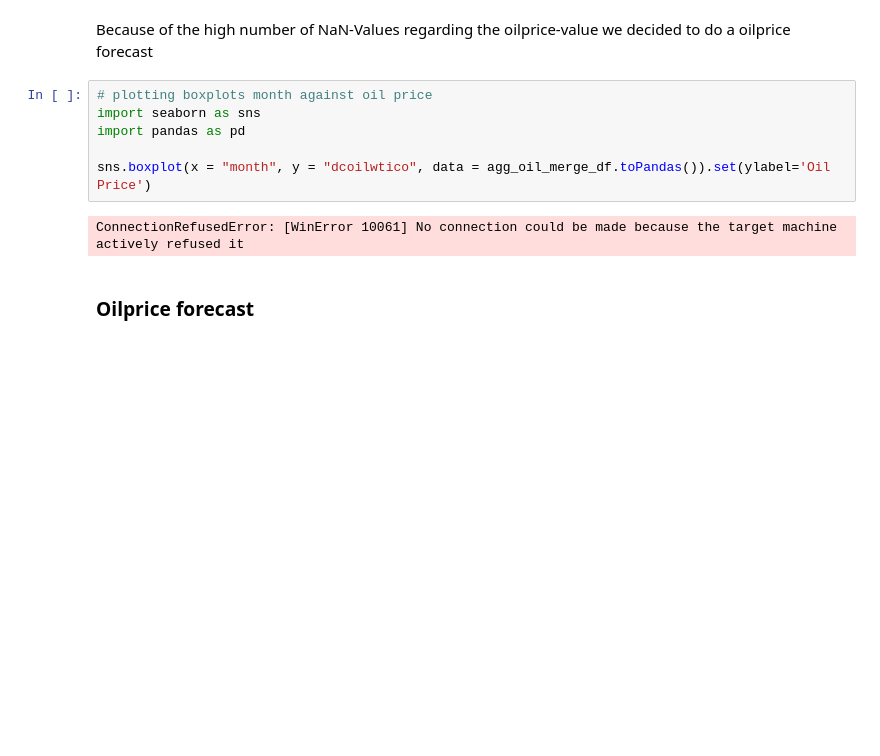
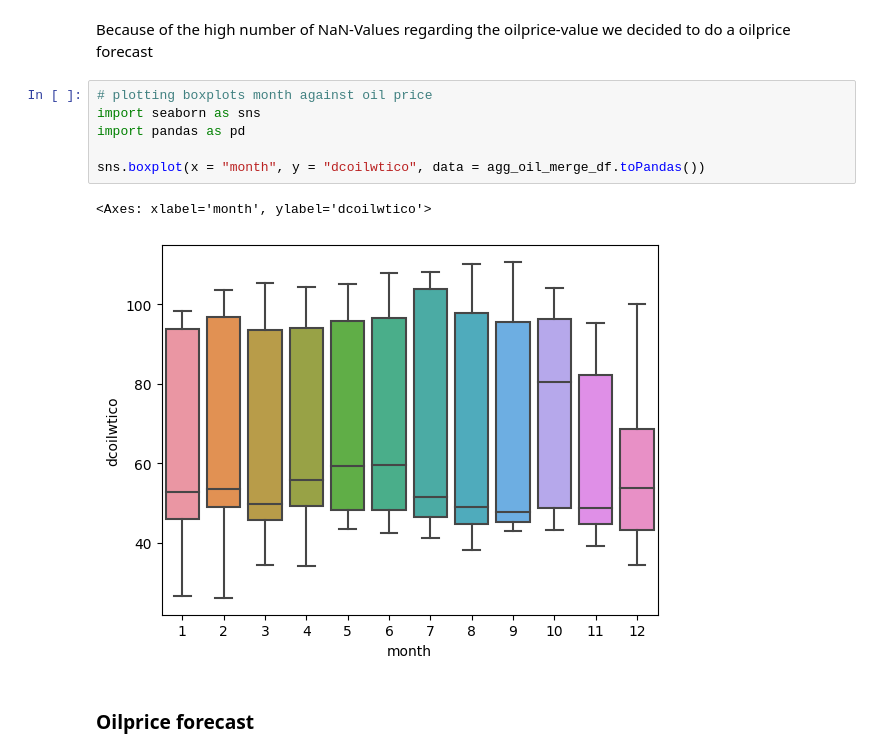
Before and after one commit to bnnlukasEviden/RHODS_ML, a Jupyter notebook: main_spark.ipynb, the cells around one changed output. Saved outputs shown, nothing was run; the diff lists cells and outputs as text; blank space fills up the shorter version.

Commit message:
S3 Connection, Jupyter Notebook updated

```diff
--- a/main_spark.ipynb
+++ b/main_spark.ipynb
@@ -174,11 +136,12 @@ Because of the high number of NaN-Values regarding the oilprice-value we decided
 # %%
 # plotting boxplots month against oil price
 import seaborn as sns
 import pandas as pd
 
-sns.boxplot(x = "month", y = "dcoilwtico", data = agg_oil_merge_df.toPandas()).set(ylabel='Oil Price')
+sns.boxplot(x = "month", y = "dcoilwtico", data = agg_oil_merge_df.toPandas())
 # %% [output]
-ConnectionRefusedError: [WinError 10061] No connection could be made because the target machine actively refused it
+<Axes: xlabel='month', ylabel='dcoilwtico'>
+[figure, added]
 # %% [markdown]
 ### Oilprice forecast
 # %%
```
Also changed, not shown: parts of 15 cells of this notebook, 2 other files.
